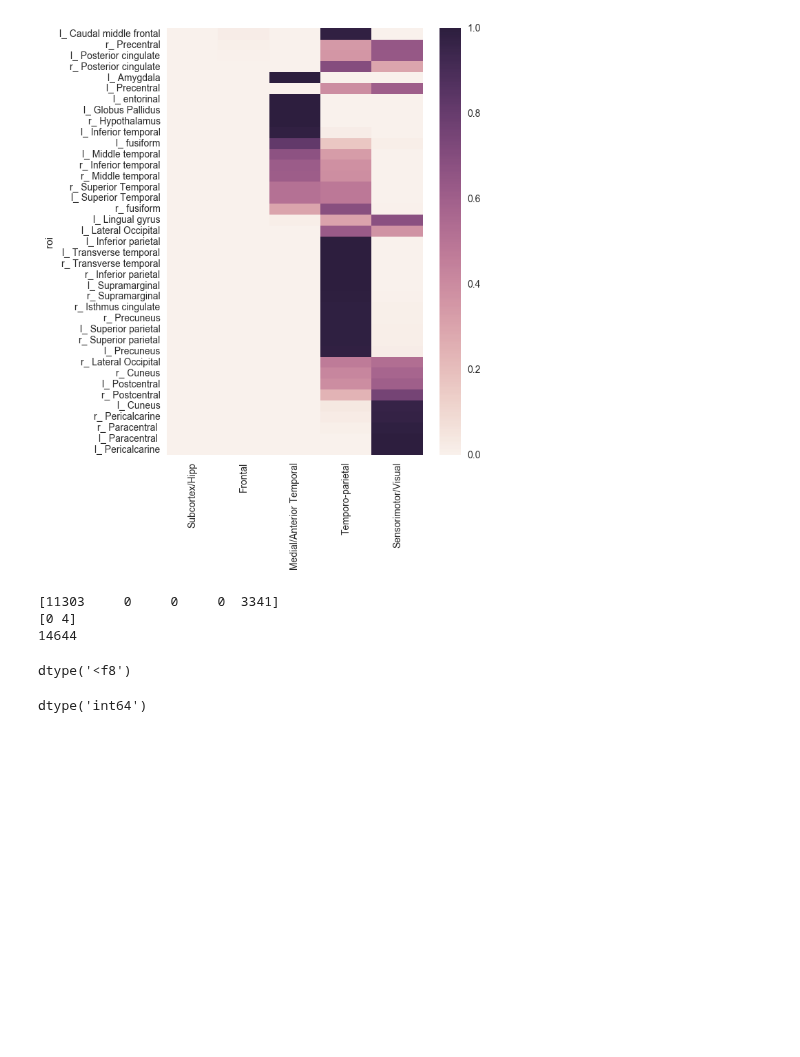
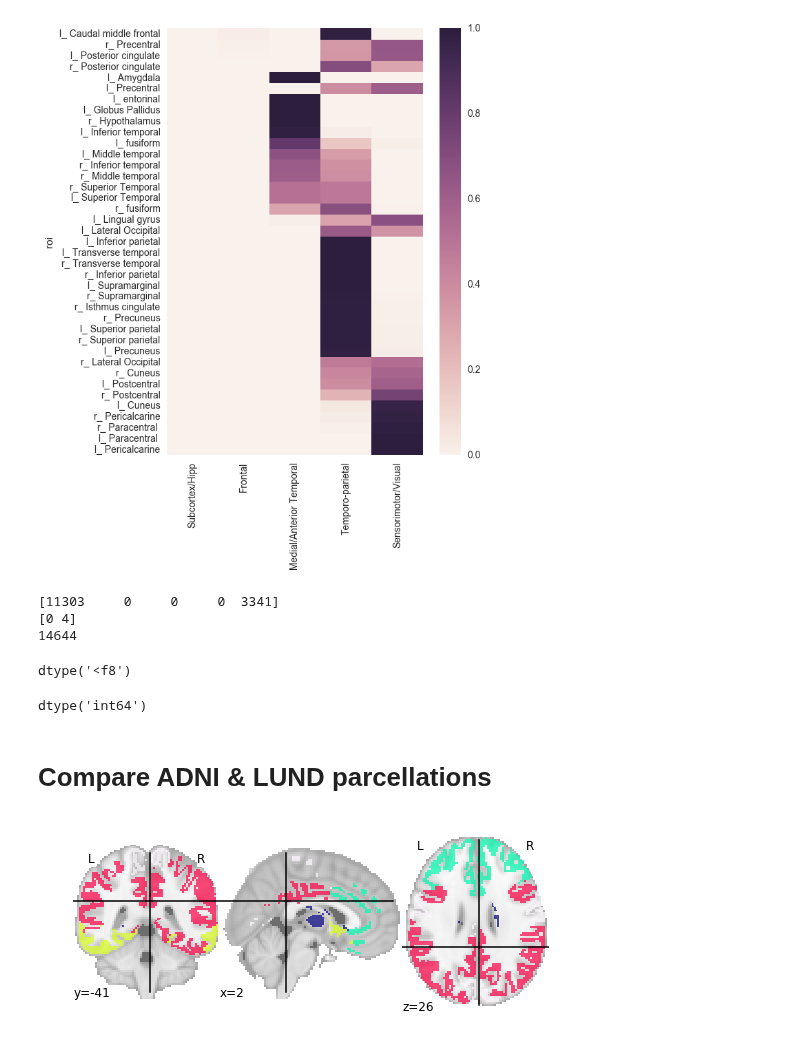
Before and after one commit to illdopejake/hack_projects, a Jupyter notebook: NMI_and_such.ipynb, the cells around one changed output. Saved outputs shown, nothing was run; the diff lists cells and outputs as text; code cells hidden in the pictures; blank space fills up the shorter version.

```diff
--- a/NMI_and_such.ipynb
+++ b/NMI_and_such.ipynb
@@ -629,3 +630,5 @@ dtype('<f8')
 dkt.dtype
 # %% [output]
 dtype('int64')
+# %% [markdown]
+# Compare ADNI & LUND parcellations
@@ -631,0 +638,15 @@ dtype('int64')
+# %%
+lund_cons = ni.load('/Users/jakevogel/Science/tau/tau_masks/1mm_lund/brain_partition_consensus_ind_lund_sci5_scf5.nii.gz'
+                   )
+lund_core = ni.load('/Users/jakevogel/Science/tau/tau_masks/1mm_lund/brain_partition_core_ind_lund_sci5_scf5.nii.gz'
+                   )
+adni_cons6 = ni.load('/Users/jakevogel/Science/tau/msteps_output/lib_mask/adni/sci5_scf6/brain_partition_consensus_ind_adni_sci5_scf6.nii'
+                    )
+adni_core6 = ni.load('/Users/jakevogel/Science/tau/msteps_output/lib_mask/adni/sci5_scf6/brain_partition_core_ind_adni_sci5_scf6.nii'
+                    )
+# %%
+plt.close()
+plotting.plot_roi(lund_cons)
+plt.show()
+# %% [output]
+[figure, added]
```
Also changed, not shown: parts of 30 cells of this notebook.
